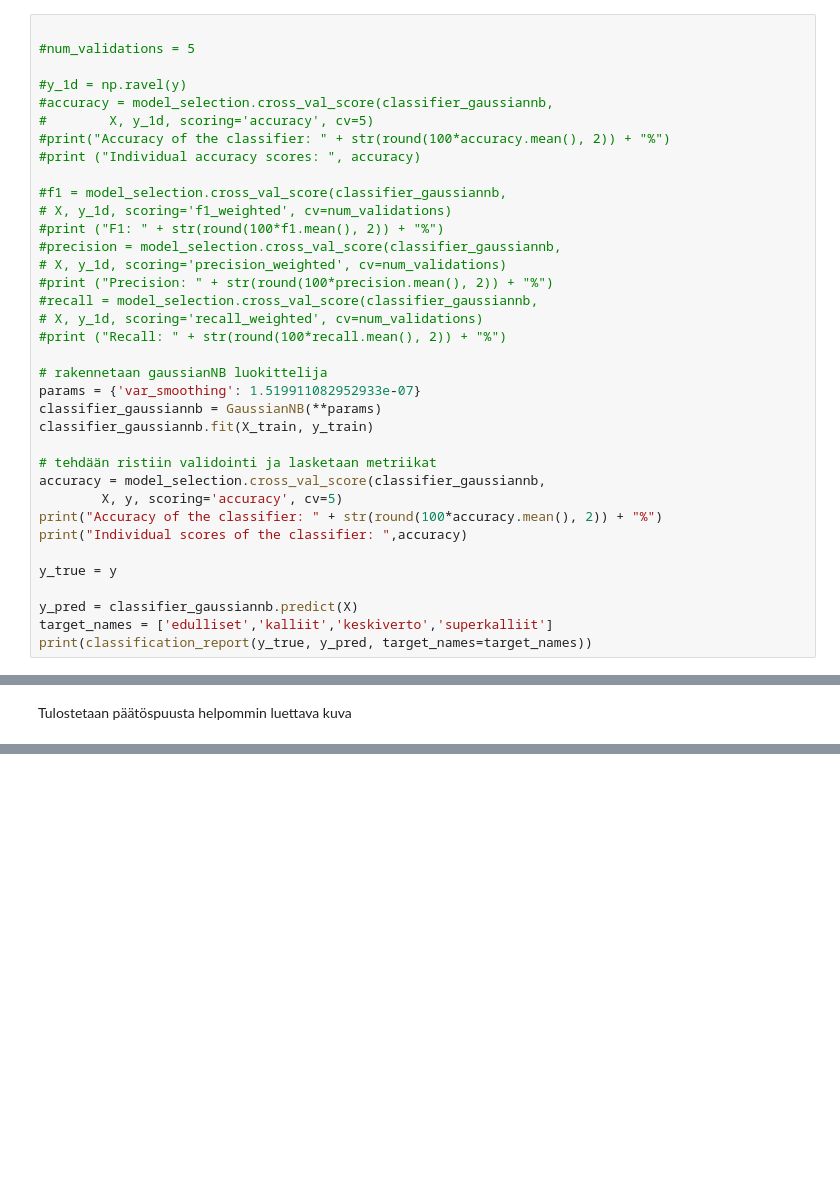
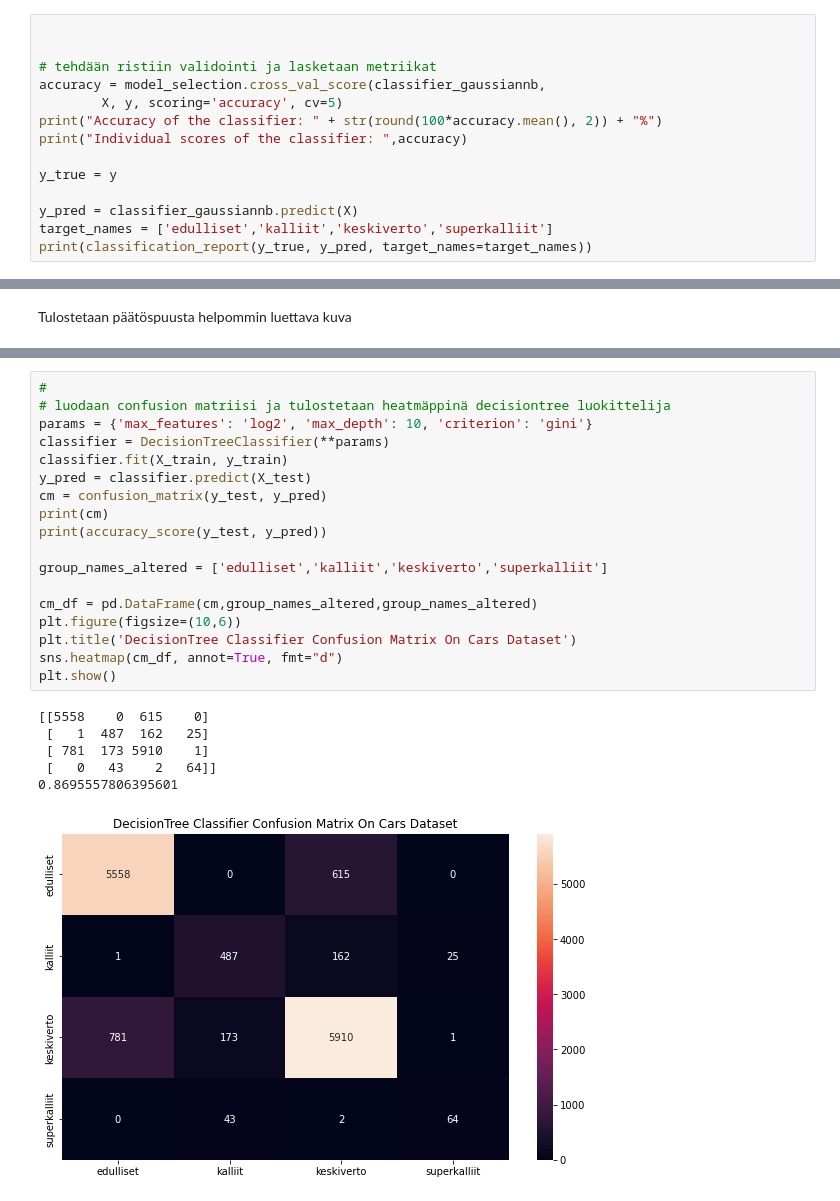
Before and after one commit to ottolahde/Koneoppimisen-loppuprojekti, a Jupyter notebook: Projekti.ipynb, the cells around one changed output, grey strips where cells are left out. Drawn from its saved outputs; the diff is of its cells as text; blank space fills up the shorter version.

```diff
--- a/viimeisin testi.ipynb
+++ b/Projekti.ipynb
@@ -140,28 +164,6 @@ plt.show()
 [figure]
 # %%
 
-#num_validations = 5
-
-#y_1d = np.ravel(y)
-#accuracy = model_selection.cross_val_score(classifier_gaussiannb,
-#        X, y_1d, scoring='accuracy', cv=5)
-#print("Accuracy of the classifier: " + str(round(100*accuracy.mean(), 2)) + "%")
-#print ("Individual accuracy scores: ", accuracy)
-
-#f1 = model_selection.cross_val_score(classifier_gaussiannb,
-# X, y_1d, scoring='f1_weighted', cv=num_validations)
-#print ("F1: " + str(round(100*f1.mean(), 2)) + "%")
-#precision = model_selection.cross_val_score(classifier_gaussiannb,
-# X, y_1d, scoring='precision_weighted', cv=num_validations)
-#print ("Precision: " + str(round(100*precision.mean(), 2)) + "%")
-#recall = model_selection.cross_val_score(classifier_gaussiannb,
-# X, y_1d, scoring='recall_weighted', cv=num_validations)
-#print ("Recall: " + str(round(100*recall.mean(), 2)) + "%")
-
-# rakennetaan gaussianNB luokittelija
-params = {'var_smoothing': 1.519911082952933e-07}
-classifier_gaussiannb = GaussianNB(**params)
-classifier_gaussiannb.fit(X_train, y_train)
 
 # tehdään ristiin validointi ja lasketaan metriikat
 accuracy = model_selection.cross_val_score(classifier_gaussiannb,
@@ -368,3 +374,28 @@ graph = graphviz.Source(gra, format="png")
 graph
 # %% [output]
 [drawing not drawn]
+# %%
+#
+# luodaan confusion matriisi ja tulostetaan heatmäppinä decisiontree luokittelija
+params = {'max_features': 'log2', 'max_depth': 10, 'criterion': 'gini'}
+classifier = DecisionTreeClassifier(**params)
+classifier.fit(X_train, y_train)
+y_pred = classifier.predict(X_test)
+cm = confusion_matrix(y_test, y_pred)
+print(cm)
+print(accuracy_score(y_test, y_pred))
+
+group_names_altered = ['edulliset','kalliit','keskiverto','superkalliit']
+
+cm_df = pd.DataFrame(cm,group_names_altered,group_names_altered)
+plt.figure(figsize=(10,6))
+plt.title('DecisionTree Classifier Confusion Matrix On Cars Dataset')
+sns.heatmap(cm_df, annot=True, fmt="d")
+plt.show()
+# %% [output]
+[[5558    0  615    0]
+ [   1  487  162   25]
+ [ 781  173 5910    1]
+ [   0   43    2   64]]
+0.8695557806395601
+[figure, added]
```
Also changed, not shown: parts of 11 cells of this notebook.
